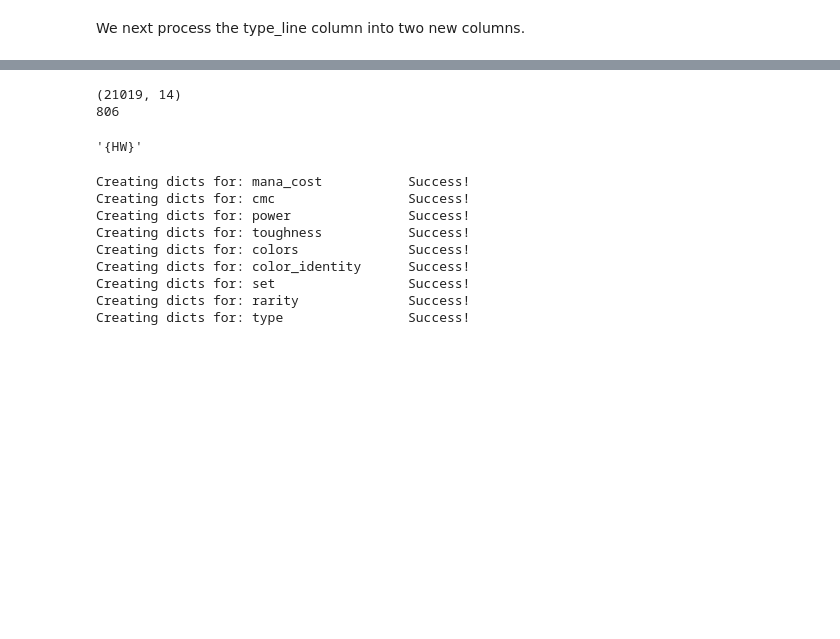
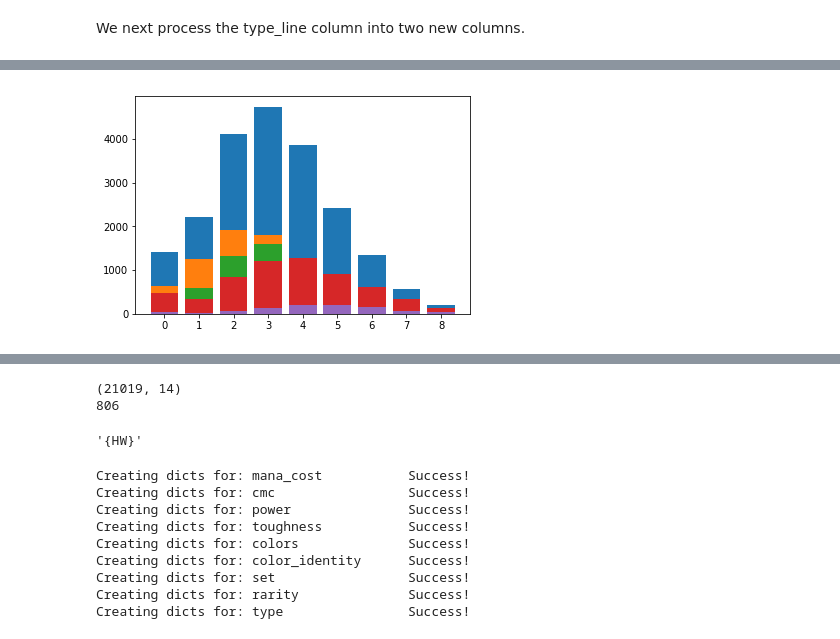
Before and after one commit to ramiluisto/MTG-cards, a Jupyter notebook: MTG textual part.ipynb, the cells around one changed output, grey strips where cells are left out. Drawn from its saved outputs; the diff is of its cells as text; code cells hidden in the pictures; blank space fills up the shorter version.

```diff
--- a/MTG textual part.ipynb
+++ b/MTG textual part.ipynb
@@ -149,9 +200,17 @@ oracle_text_cards.head()
 # %%
-#
+mana_cost_amounts = typed_cards_df.cmc.value_counts()
+x = range(9)
+y = [mana_cost_amounts[j] for j in x]
+plt.xticks(range(9))
+plt.bar(x,y)
 
-# mana_cost_amounts = no_dups_df.cmc.value_counts()
+for type_string in ['common', 'uncommon', 'rare', 'mythic']:
 
-#x = range(17)
-#y = [mana_cost_amounts[j] for j in x]
-#plt.xticks(range(17))
-#plt.bar(x,y)
+    mana_cost_amounts2 = typed_cards_df.loc[typed_cards_df.rarity==type_string].cmc.value_counts()
+
+    x = range(9)
+    y = [mana_cost_amounts2[j] for j in x]
+    plt.xticks(range(9))
+    plt.bar(x,y)
+# %% [output]
+[figure, added]
```
Also changed, not shown: parts of 14 cells of this notebook.
